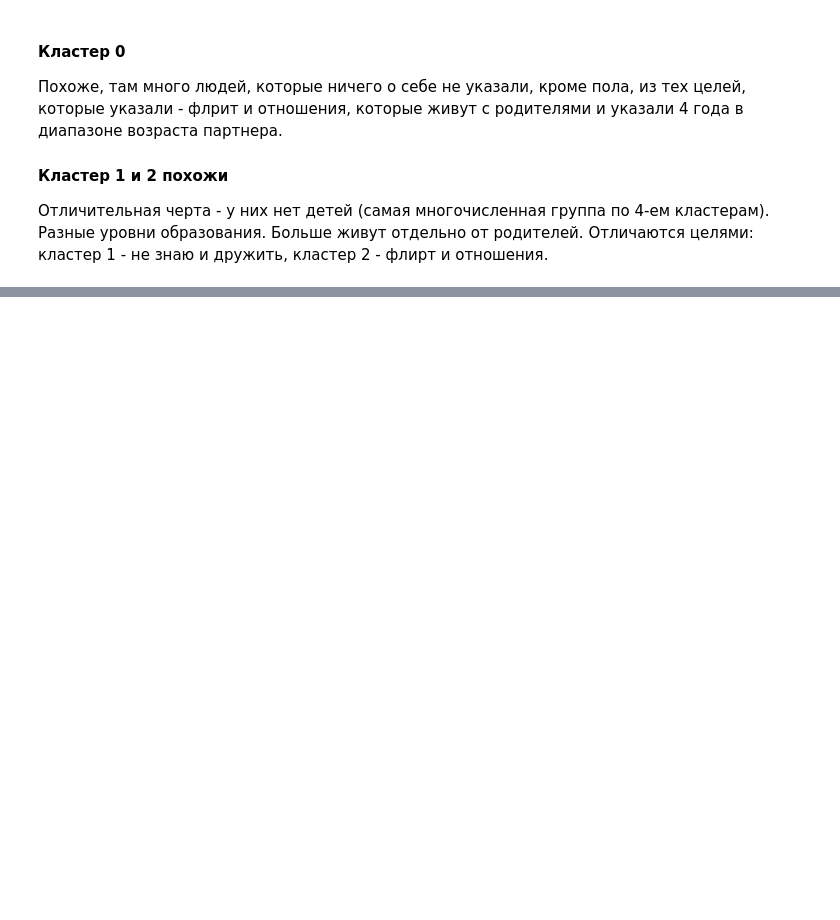
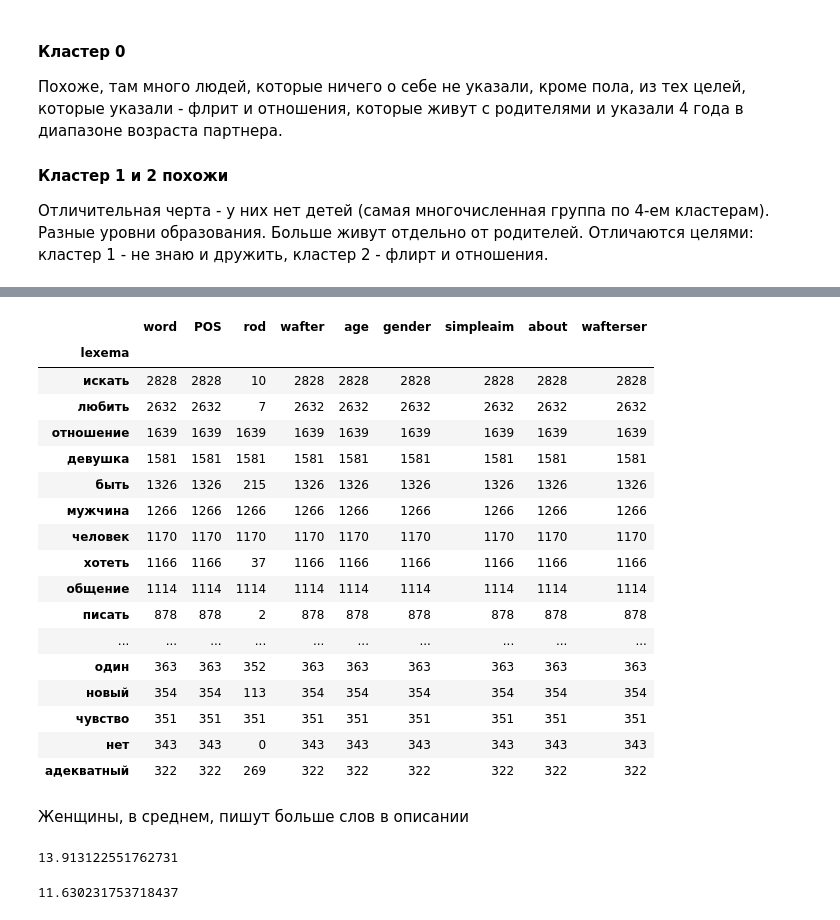
Before and after one commit to Natalia-Blinnikova/analysis_of_240K_profiles_in_mamba, a Jupyter notebook: mamba_clean.ipynb, the cells around one changed output, grey strips where cells are left out. Cells and saved outputs as stored; diff of their text form; code cells hidden in the pictures; blank space fills up the shorter version.

```diff
--- a/mamba_clean.ipynb
+++ b/mamba_clean.ipynb
@@ -1724,0 +2128,33 @@ fig.show()
+# %%
+noparticiple.groupby('lexema').count().sort_values(by='word', ascending=False)[:50]
+# %% [output]
+|  | word | POS | rod | wafter | age | gender | simpleaim | about | wafterser |
+| lexema |  |  |  |  |  |  |  |  |  |
+| искать | 2828 | 2828 | 10 | 2828 | 2828 | 2828 | 2828 | 2828 | 2828 |
+| любить | 2632 | 2632 | 7 | 2632 | 2632 | 2632 | 2632 | 2632 | 2632 |
+| отношение | 1639 | 1639 | 1639 | 1639 | 1639 | 1639 | 1639 | 1639 | 1639 |
+| девушка | 1581 | 1581 | 1581 | 1581 | 1581 | 1581 | 1581 | 1581 | 1581 |
+| быть | 1326 | 1326 | 215 | 1326 | 1326 | 1326 | 1326 | 1326 | 1326 |
+| мужчина | 1266 | 1266 | 1266 | 1266 | 1266 | 1266 | 1266 | 1266 | 1266 |
+| человек | 1170 | 1170 | 1170 | 1170 | 1170 | 1170 | 1170 | 1170 | 1170 |
+| хотеть | 1166 | 1166 | 37 | 1166 | 1166 | 1166 | 1166 | 1166 | 1166 |
+| общение | 1114 | 1114 | 1114 | 1114 | 1114 | 1114 | 1114 | 1114 | 1114 |
+| писать | 878 | 878 | 2 | 878 | 878 | 878 | 878 | 878 | 878 |
+| ... | ... | ... | ... | ... | ... | ... | ... | ... | ... |
+| один | 363 | 363 | 352 | 363 | 363 | 363 | 363 | 363 | 363 |
+| новый | 354 | 354 | 113 | 354 | 354 | 354 | 354 | 354 | 354 |
+| чувство | 351 | 351 | 351 | 351 | 351 | 351 | 351 | 351 | 351 |
+| нет | 343 | 343 | 0 | 343 | 343 | 343 | 343 | 343 | 343 |
+| адекватный | 322 | 322 | 269 | 322 | 322 | 322 | 322 | 322 | 322 |
+# %% [markdown]
+Женщины, в среднем, пишут больше слов в описании
+# %%
+aboutf = aboutme.loc[aboutme['gender'] == 'Женщины']
+aboutf.groupby('about').count()['word'].mean()
+# %% [output]
+13.913122551762731
+# %%
+aboutm = aboutme.loc[aboutme['gender'] == 'Мужчины']
+aboutm.groupby('about').count()['word'].mean()
+# %% [output]
+11.630231753718437
```
Also changed, not shown: parts of 46 cells of this notebook.
